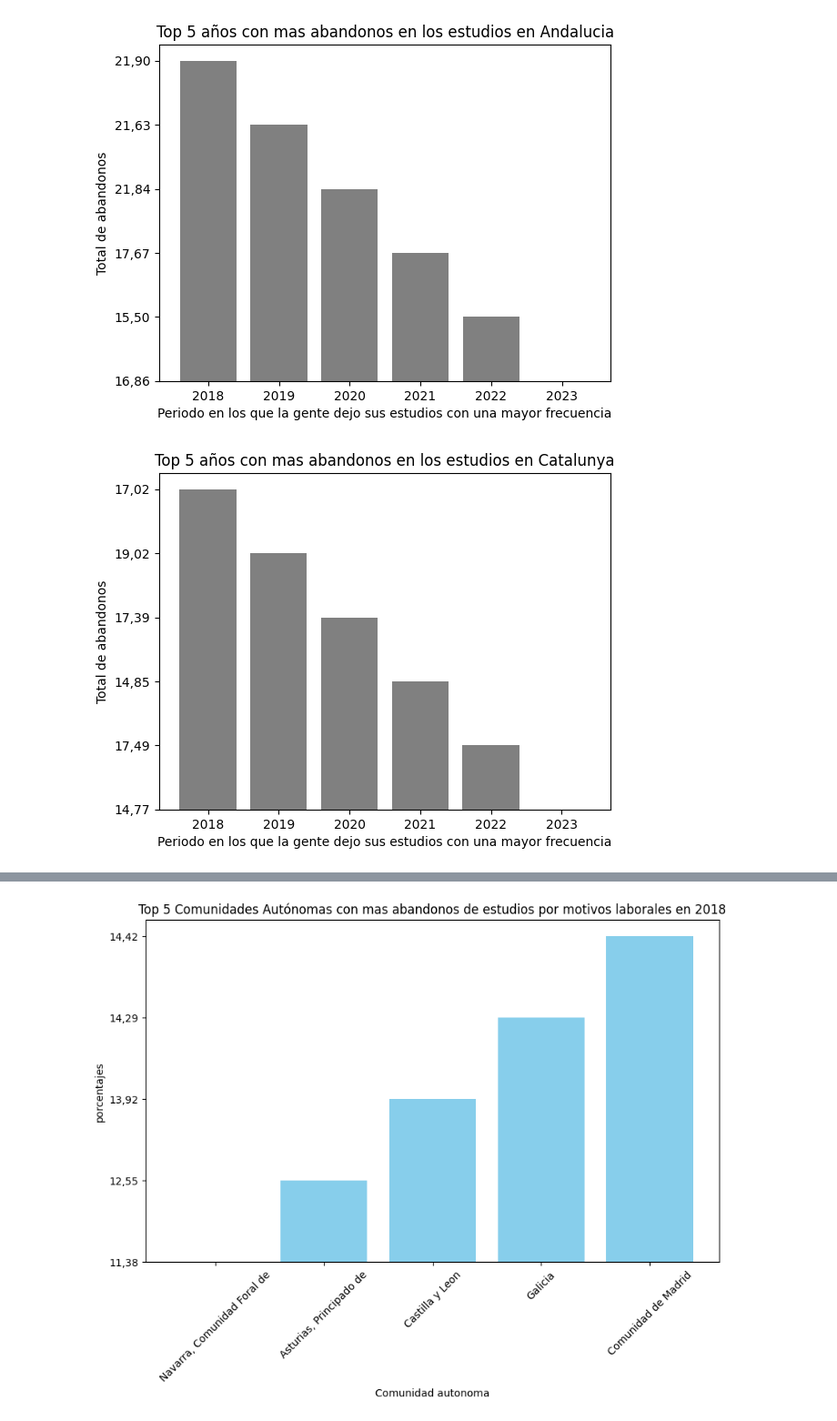
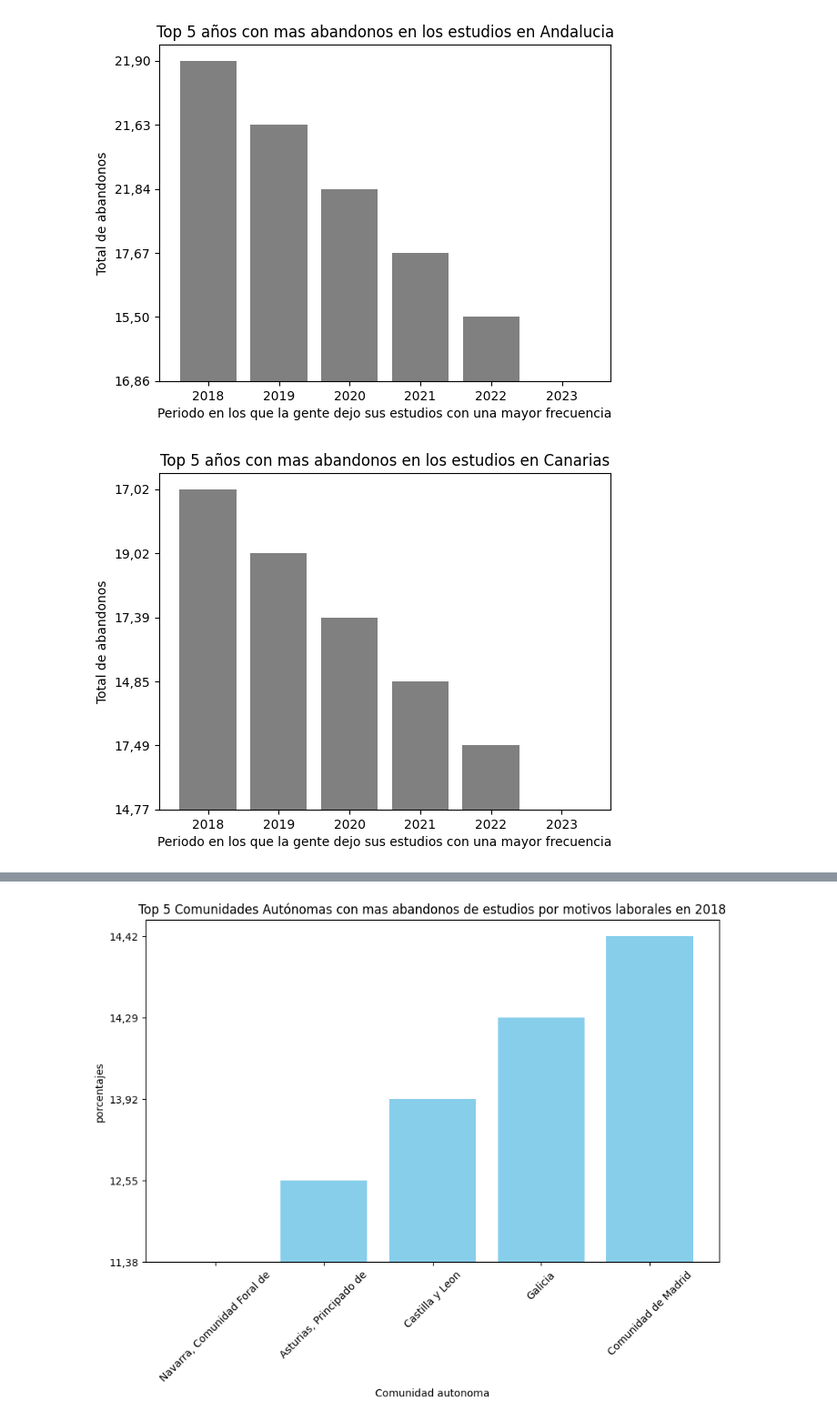
Before and after one commit to cdeniaca/Group-7, a Jupyter notebook: Group-7/Seg_ana_est.ipynb, the cells around one changed output, grey strips where cells are left out. Shown at 91% size. Saved outputs shown, nothing was run; the diff lists cells and outputs as text; code cells hidden in the pictures.

```diff
--- a/Group-7/Seg_ana_est.ipynb
+++ b/Group-7/Seg_ana_est.ipynb
@@ -128,12 +156,12 @@ plt.show()
 # %% [output]
 [figure]
 # %%
-catalu = df_aband_est[df_aband_est['comunidad autonoma'] == 'Catalunya']
+cana = df_aband_est[df_aband_est['comunidad autonoma'] == 'Catalunya']
 
-plt.bar(catalu['año'],catalu['total'], color='grey')
-plt.title("Top 5 años con mas abandonos en los estudios en Catalunya")
+plt.bar(cana['año'],cana['total'], color='grey')
+plt.title("Top 5 años con mas abandonos en los estudios en Canarias")
 plt.xlabel("Periodo en los que la gente dejo sus estudios con una mayor frecuencia")
 plt.ylabel("Total de abandonos")
 plt.show()
 # %% [output]
-[figure, old version]
+[figure, new version]
```
Also changed, not shown: parts of 7 cells of this notebook.
